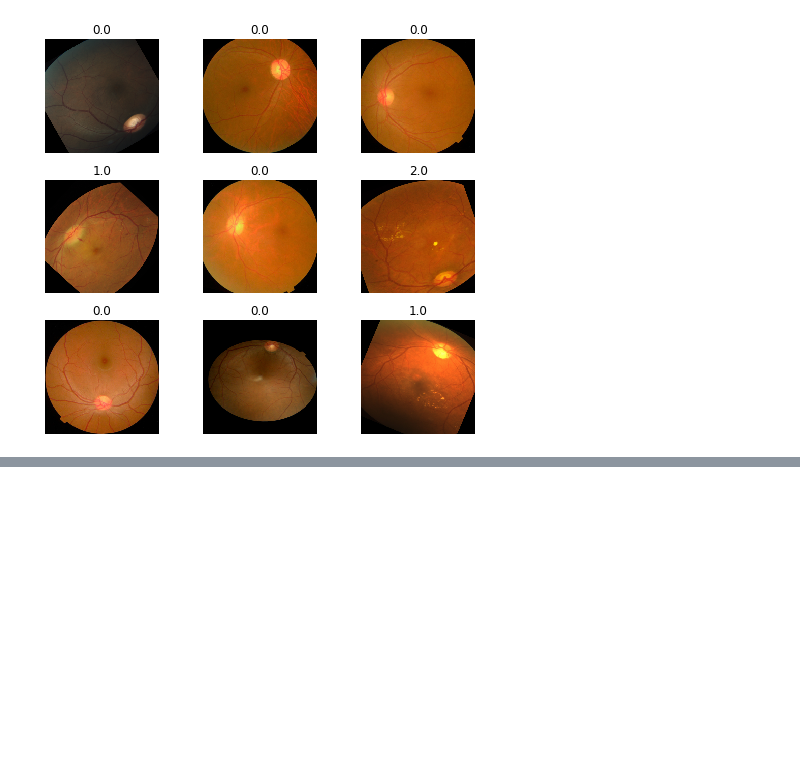
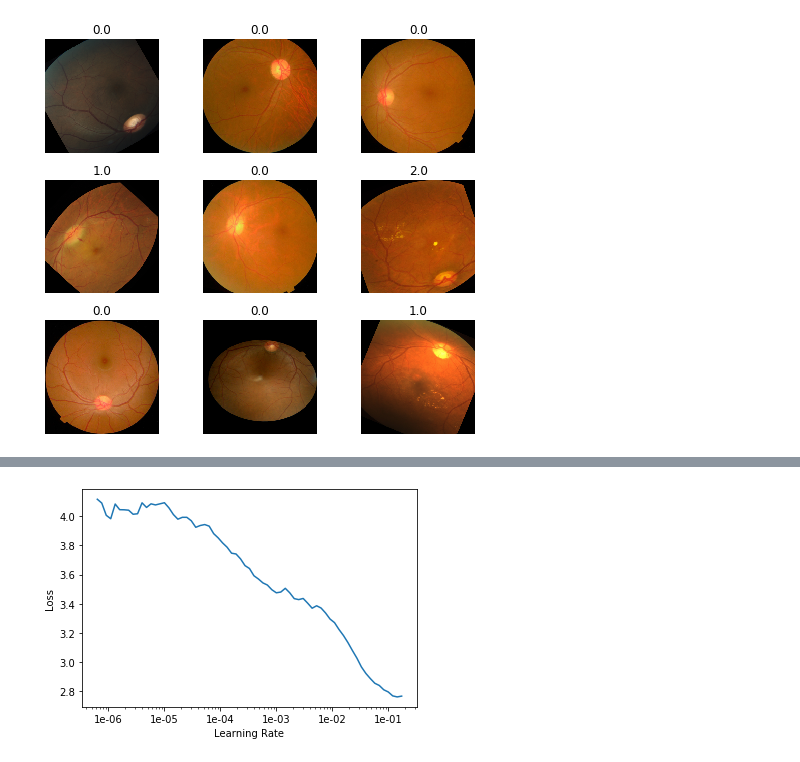
Before and after one commit to Oden-Allfader/APTOS-2019-Blindness-Detection-, a Jupyter notebook: aptos.ipynb, the cells around one changed output, grey strips where cells are left out. Saved outputs shown, nothing was run; the diff lists cells and outputs as text; code cells hidden in the pictures; blank space fills up the shorter version.

```diff
--- a/aptos.ipynb
+++ b/aptos.ipynb
@@ -113,0 +118,6 @@ data.show_batch(rows=3, figsize=(7,6))
+# %%
+from sklearn.metrics import cohen_kappa_score
+def quadratic_kappa(y_hat, y):
+    return torch.tensor(cohen_kappa_score(torch.round(y_hat), y, weights='quadratic'),device='cuda:0')
+# %%
+learn = cnn_learner(data, base_arch=models.resnet50, metrics = [quadratic_kappa])
@@ -113,0 +129,4 @@ data.show_batch(rows=3, figsize=(7,6))
+# %%
+learn.recorder.plot() # Shows that a good max lr is 1e-2
+# %% [output]
+[figure, added]
```
Also changed, not shown: parts of 3 cells of this notebook, 1 other file.
